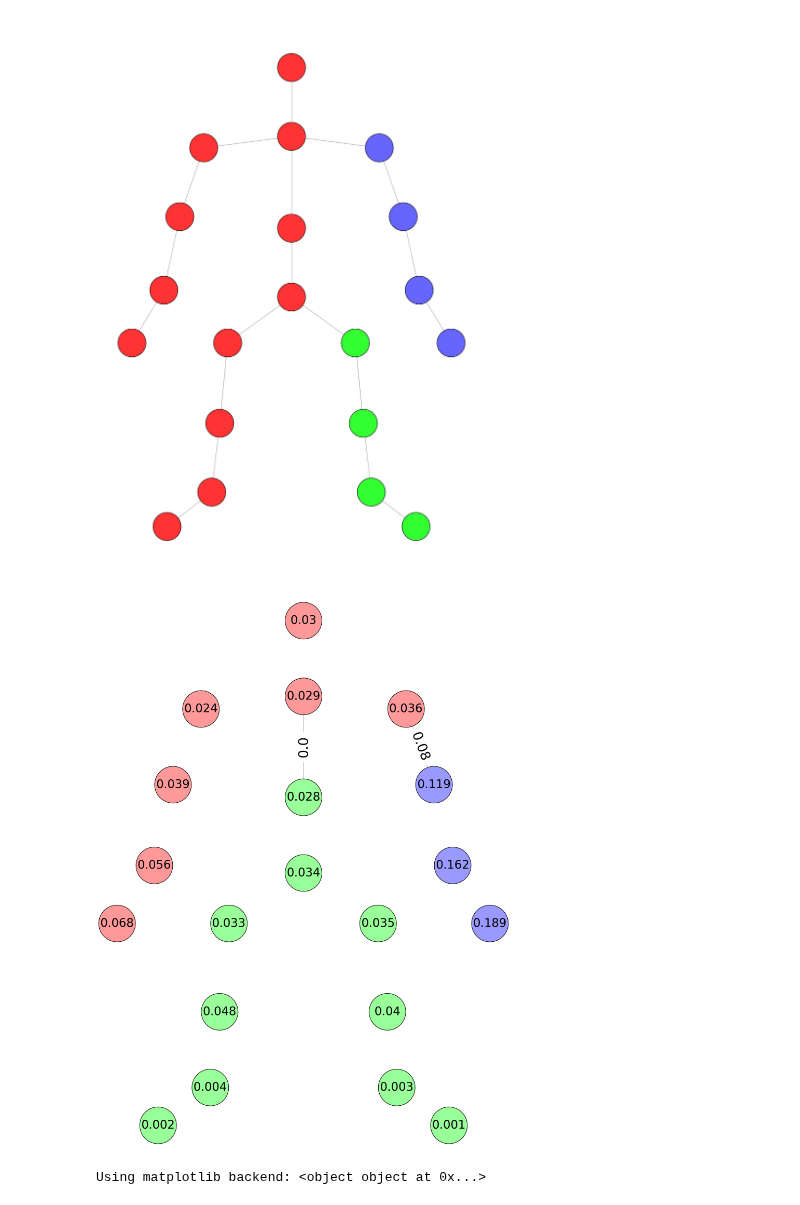
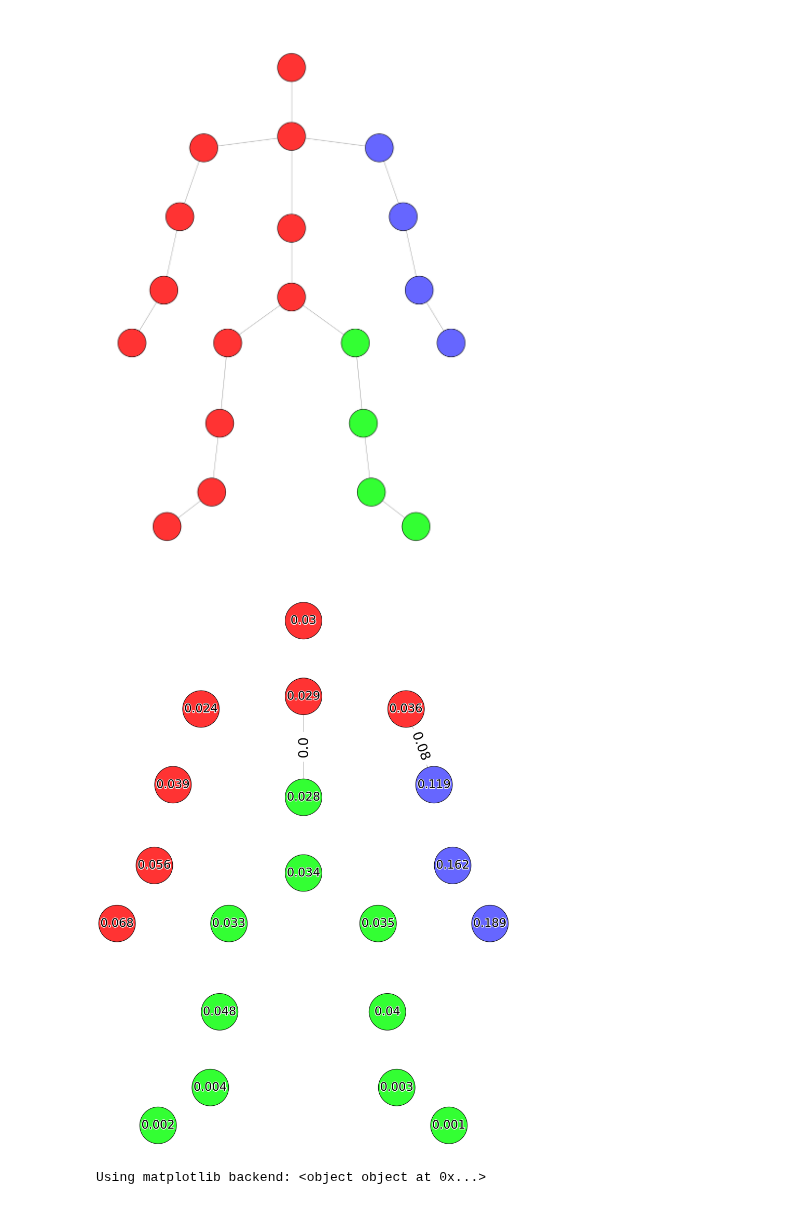
Before and after one commit to gaggioaxel/OoM-Thesis, a Jupyter notebook: code/src/ExamplesThesis.ipynb, the cells around one changed output. Saved outputs shown, nothing was run; the diff lists cells and outputs as text; code cells hidden in the pictures.

```diff
--- a/code/src/ExamplesThesis.ipynb
+++ b/code/src/ExamplesThesis.ipynb
@@ -31,13 +31,13 @@ import numpy as np
 ANNOTATIONS_PATH = 'data'
 REPROCESSED_PATH = ANNOTATIONS_PATH+'/reprocessed'
 RAW_PATH = ANNOTATIONS_PATH+'/raw'
-#annotations_file = ANNOTATIONS_PATH+'/annotationsVSingle.txt'
+annotations_file = ANNOTATIONS_PATH+'/annotationsVSingle.txt'
 annotations_file = ANNOTATIONS_PATH+'/annotationsVExamples.txt' #'/annotationsVSingle.txt'
 
 with open(annotations_file,'r') as file:
     annotations = file.read().splitlines()[1:]
 
-sampleAnno = 1
+sampleAnno = -1
 
 if '(A)' in annotations[sampleAnno] or '(B)' in annotations[sampleAnno]:
     folder, trial, fragId, _, OoM, startSec, endSec = annotations[sampleAnno].replace(' ','').split(',')[:7]
@@ -150,7 +150,7 @@ def save_fig(fig,i, crop=True):
     cropped_image.save(os.path.join('_wdc',f'_cropped_fig{str(i)}.png'))  # Save the cropped image
 
 # 224, 226, 231!, 265 - 275
-timeInstant = 720
+timeInstant = 0
 figsize = (16,23)
 
 jointsFrom = [1, 3, 5, 7, 2, 4, 6, 9, 8,10,11,13,15,17,12,14,16,19,18]
@@ -377,6 +377,8 @@ save_fig(fig,3)
 # %%
 import networkx as nx
 from clustering import *
+import matplotlib.patheffects as pe  # Importing the necessary module
+
 %matplotlib inline
 
 # Create a graph using NetworkX from the adjacency matrix
@@ -395,36 +397,47 @@ graph = nx.relabel_nodes(graph, {node: list(allNodes)[i] for i,node in enumerate
 labels = nx.get_node_attributes(graph, 'node_weight')
 
 # Get edge labels from adjacency matrix (if present)
 edge_labels = nx.get_edge_attributes(graph, "weight")
 # Clip edge weights to the 2nd decimal place
 for edge, weight in edge_labels.items():
     edge_labels[edge] = round(weight, 2)
 
 pos = map_pos_human_body_graph()
 
-color_pool = [(1,0.6,0.6),(0.6,1,0.6),(0.6,0.6,1)]
+color_pool = [(1,0.2,0.2),(0.2,1,0.2),(0.4,0.4,1)]
 
 # Use the color pool to map cluster labels to colors
 node_colors = [color_pool[label % len(color_pool)] for label in predicted_labels]
 
 fig = plt.figure(figsize=(figsize[0]+1, figsize[1]))
 
 nx.draw(graph,
         pos,
         labels=labels,
-        with_labels=True,
+        with_labels=False,
         node_size=12000,
         node_color=node_colors,
         edge_color="gray",
         font_size=35,
         font_color='k',
         node_shape="o",  # Set node shape to circular
         linewidths=1.5,  # Set the width of node border
         edgecolors='k')  # Set the node border color)#,font_weight='bold')
 nx.draw_networkx_edge_labels(graph, pos, edge_labels=edge_labels, font_size=40, font_color='k', label_pos=0.5)
+
+halo = nx.draw_networkx_labels(graph, pos, labels=labels, font_size=35, font_color='w')
+
+# Adjust the positions for the halo effect
+for _, text in halo.items():
+    text.set_path_effects([pe.withStroke(linewidth=4, foreground='w')])
+
+# Draw node labels with a white halo effect
+nx.draw_networkx_labels(graph, pos, labels=labels, font_size=35, font_color='k')
+
+
 save_fig(fig,3)
 # %% [output]
-[figure, old version]
+[figure, new version]
 # %%
 import networkx as nx
 from clustering import *
```
Also changed, not shown: parts of 8 cells of this notebook, 6 other files.
